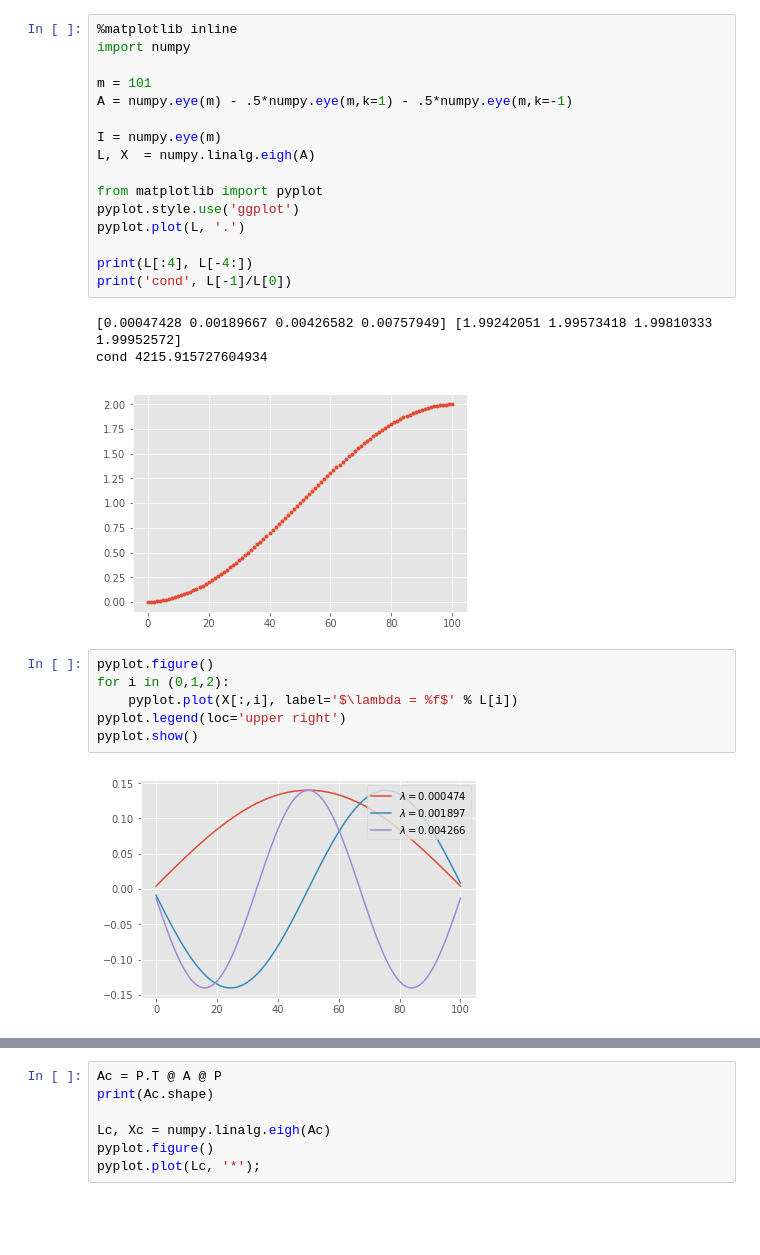
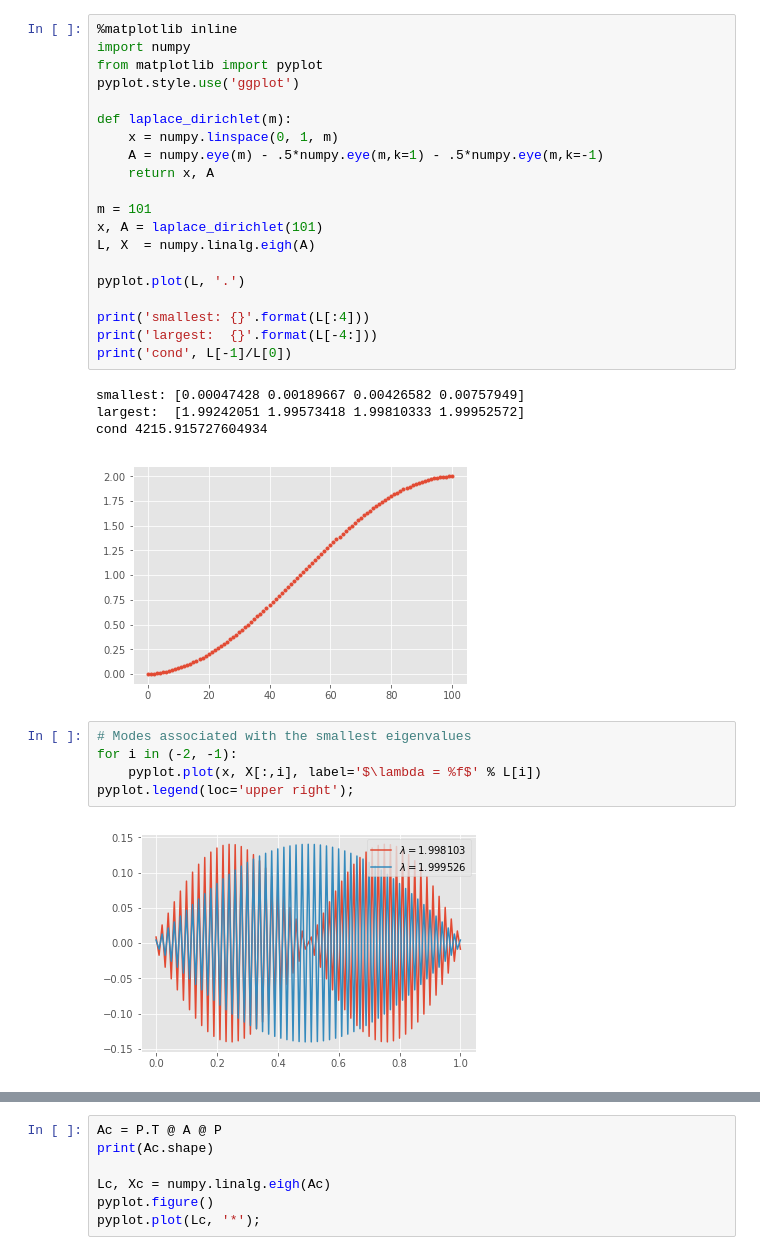
Before and after one commit to cu-numpde/numpde-fall2018, a Jupyter notebook: Multigrid.ipynb, the cells around one changed output, grey strips where cells are left out. Saved outputs shown, nothing was run; the diff lists cells and outputs as text; blank space fills up the shorter version.

```diff
--- a/Multigrid.ipynb
+++ b/Multigrid.ipynb
@@ -3,29 +11,33 @@
 # %%
 %matplotlib inline
 import numpy
+from matplotlib import pyplot
+pyplot.style.use('ggplot')
+
+def laplace_dirichlet(m):
+    x = numpy.linspace(0, 1, m)
+    A = numpy.eye(m) - .5*numpy.eye(m,k=1) - .5*numpy.eye(m,k=-1)
+    return x, A
 
 m = 101
-A = numpy.eye(m) - .5*numpy.eye(m,k=1) - .5*numpy.eye(m,k=-1)
-
-I = numpy.eye(m)
+x, A = laplace_dirichlet(101)
 L, X  = numpy.linalg.eigh(A)
 
-from matplotlib import pyplot
-pyplot.style.use('ggplot')
 pyplot.plot(L, '.')
 
-print(L[:4], L[-4:])
+print('smallest: {}'.format(L[:4]))
+print('largest:  {}'.format(L[-4:]))
 print('cond', L[-1]/L[0])
 # %% [output]
-[0.00047428 0.00189667 0.00426582 0.00757949] [1.99242051 1.99573418 1.99810333 1.99952572]
+smallest: [0.00047428 0.00189667 0.00426582 0.00757949]
+largest:  [1.99242051 1.99573418 1.99810333 1.99952572]
 cond 4215.915727604934
 [figure]
 # %%
-pyplot.figure()
-for i in (0,1,2):
-    pyplot.plot(X[:,i], label='$\lambda = %f$' % L[i])
-pyplot.legend(loc='upper right')
-pyplot.show()
+# Modes associated with the smallest eigenvalues
+for i in (-2, -1):
+    pyplot.plot(x, X[:,i], label='$\lambda = %f$' % L[i])
+pyplot.legend(loc='upper right');
 # %% [output]
-[figure, old version]
+[figure, new version]
 # %%
```
Also changed, not shown: parts of 35 cells of this notebook.
